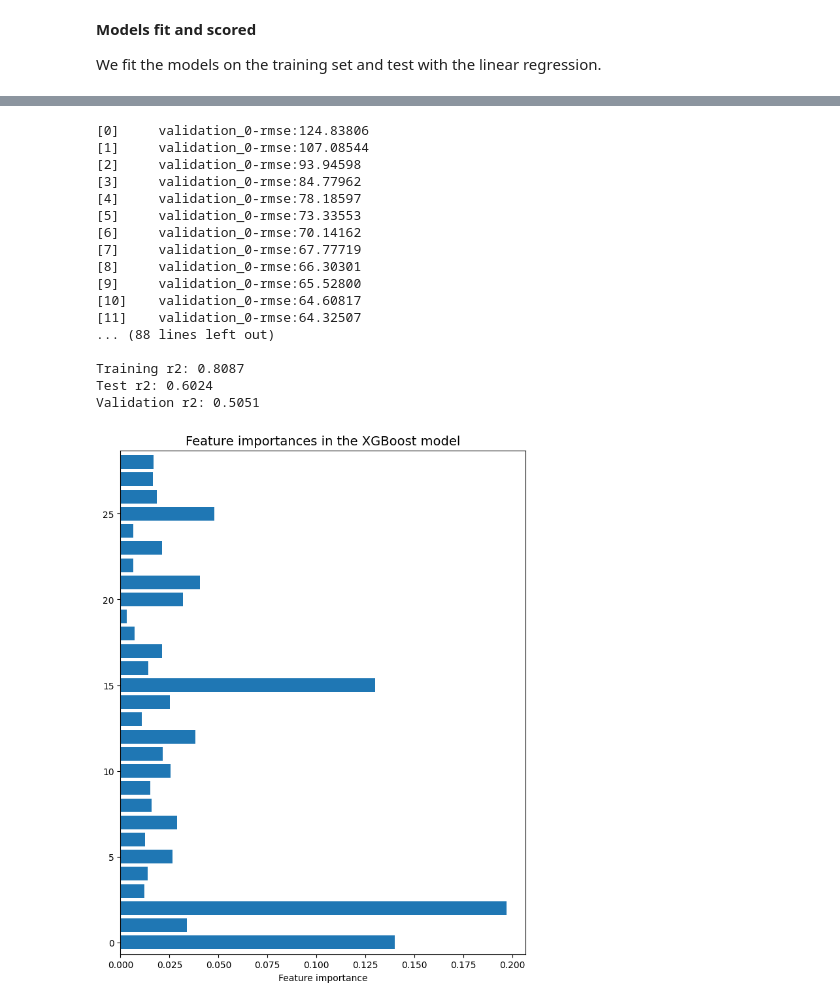
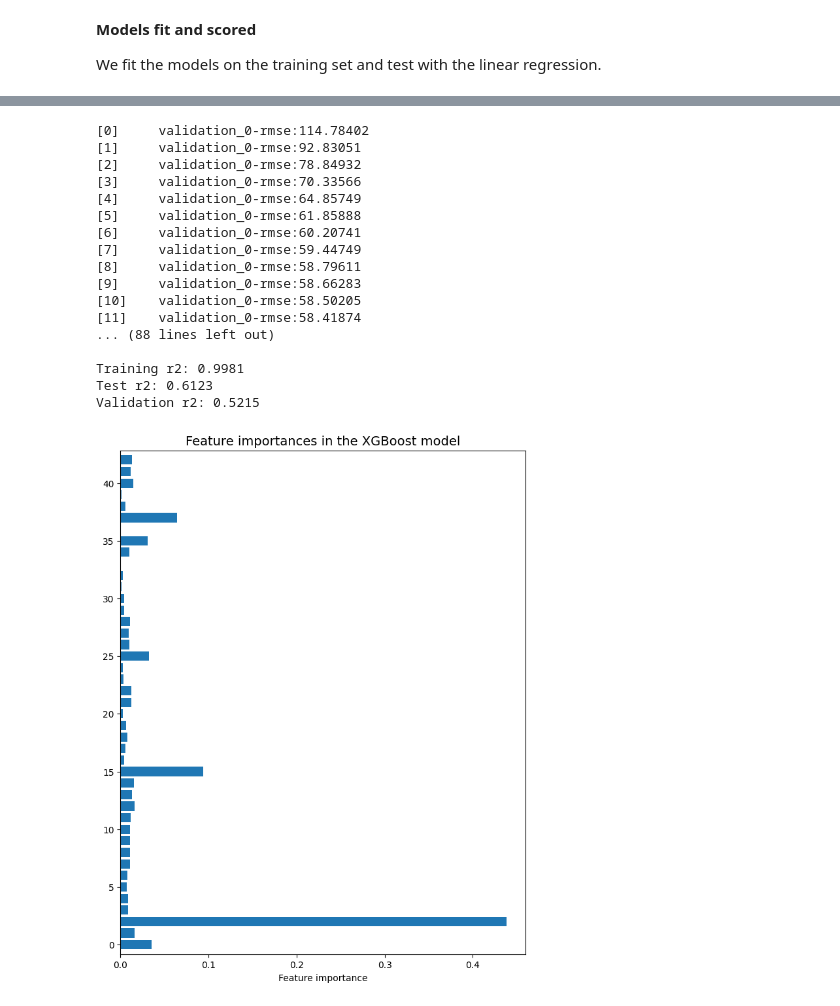
Before and after one commit to tomaskri/GervigreindFinalProject, a Jupyter notebook: airbnb.ipynb, the cells around one changed output, grey strips where cells are left out. Drawn from its saved outputs; the diff is of its cells as text; code cells hidden in the pictures.

```diff
--- a/airbnb.ipynb
+++ b/airbnb.ipynb
@@ -286,6 +295,15 @@ def getCityData_vol2(city):
 
 # featureNames = np.array(list(featureDict.items()))
 # featureNames = featureNames[:,1]
+# %%
+cX, cy, _, neighbourhood_names = getCityData('copenhagen')
+# lX, ly, _ = getCityData('london')
+# sX, sy, _, neighbourhood_names = getCityData('stockholm')
+# bX, by, _ = getCityData('berlin')
+
+# print(np.mean(cy), np.mean(sy), np.mean(ly), np.mean(by))
+
+# print(cX.shape, cy.shape)
 # %%
 featureNames = ['accommodates', 'bathrooms', 'bedrooms', 'beds', 'review_scores_rating', 'review_scores_location',
 'review_scores_value', 'review_scores_cleanliness', 'reviews_per_month', 'number_of_reviews', 'calculated_host_listings_count',
@@ -325,6 +342 @@ featureDict
 # print(cX.shape, cy.shape)
-# %%
-cX, cy, _ = getCityData_vol2('copenhagen')
-
-print(np.mean(cy))
-print(cX.shape, cy.shape)
@@ -369,7 +378,7 @@ plotCity(bX[:,[-3,-2]], by)
 # %% [markdown]
 **Data split into train/val/test**
 # %%
-X_train, X_testval, y_train, y_testval = train_test_split(sX, sy, test_size=0.4, random_state=0)
+X_train, X_testval, y_train, y_testval = train_test_split(cX, cy, test_size=0.4, random_state=0)
 X_test, X_val, y_test, y_val = train_test_split(X_testval, y_testval, test_size=0.5, random_state=0)
 print(X_train.shape, y_train.shape)
 # X_train = np.delete(X_train, np.argsort(-y_train)[:4], axis=0)
@@ -421,0 +431,15 @@ plot_feature_importance(linear_model, X_val, y_val, featureDict)
+# %%
+from sklearn.linear_model import ElasticNet
+
+
+elastic_model = ElasticNet(alpha=0.00001, l1_ratio=0.2, max_iter=100000)
+elastic_model.fit(X_train, y_train)
+elastic_train_score = elastic_model.score(X_train, y_train)
+elastic_val_score = elastic_model.score(X_val,y_val)
+elastic_test_score = elastic_model.score(X_test,y_test)
+
+print("Training score: ", elastic_train_score)
+print("Test score: ", elastic_test_score)
+print("Validation score: ", elastic_val_score)
+
+plotPredVsReal(y_test, elastic_model.predict(X_test), 750)
@@ -593,48 +624,48 @@ y_val = pd.DataFrame(y_val, dtype='float')
 
 
 eval_set = [(X_val, y_val)]
-
-xgb_reg = xgb.XGBRegressor(learning_rate=0.2, max_depth=3, subsample=0.9, colsample_bytree = 0.7, n_estimators=100, eval_metric="rmse")
+# learning_rate=0.22, max_depth=3, subsample=0.9, colsample_bytree = 0.7, n_estimators=100, eval_metric="rmse"
+xgb_reg = xgb.XGBRegressor()
 # , verbose=True
 xgb_reg.fit(X_train, y_train, eval_set=eval_set)
 training_preds_xgb_reg = xgb_reg.predict(X_train)
 val_preds_xgb_reg = xgb_reg.predict(X_val)
 test_preds_xgb_reg = xgb_reg.predict(X_test)
 
 # Printing the results
 
 print("\nTraining r2:", round(r2_score(y_train, training_preds_xgb_reg),4))
 print("Test r2:", round(r2_score(y_test, test_preds_xgb_reg),4))
 print("Validation r2:", round(r2_score(y_val, val_preds_xgb_reg),4))
 
 # Producing a dataframe of feature importances
 ft_weights_xgb_reg = pd.DataFrame(xgb_reg.feature_importances_, columns=['weight'], index=X_train.columns)
 ft_weights_xgb_reg.sort_values('weight', inplace=True)
 
 # Plotting feature importances
 plt.figure(figsize=(8,10))
 plt.barh(list(ft_weights_xgb_reg.index), list(ft_weights_xgb_reg.weight), align='center')
 plt.title("Feature importances in the XGBoost model", fontsize=14)
 # plt.gca().set(range(len(featureNames)), yticklabels = featureNames)
 plt.xlabel("Feature importance")
 plt.margins(y=0.01)
 plt.show()
 # %% [output]
-[0]     validation_0-rmse:124.83806
-[1]     validation_0-rmse:107.08544
-[2]     validation_0-rmse:93.94598
-[3]     validation_0-rmse:84.77962
-[4]     validation_0-rmse:78.18597
-[5]     validation_0-rmse:73.33553
-[6]     validation_0-rmse:70.14162
-[7]     validation_0-rmse:67.77719
-[8]     validation_0-rmse:66.30301
-[9]     validation_0-rmse:65.52800
-[10]    validation_0-rmse:64.60817
-[11]    validation_0-rmse:64.32507
+[0]     validation_0-rmse:114.78402
+[1]     validation_0-rmse:92.83051
+[2]     validation_0-rmse:78.84932
+[3]     validation_0-rmse:70.33566
+[4]     validation_0-rmse:64.85749
+[5]     validation_0-rmse:61.85888
+[6]     validation_0-rmse:60.20741
+[7]     validation_0-rmse:59.44749
+[8]     validation_0-rmse:58.79611
+[9]     validation_0-rmse:58.66283
+[10]    validation_0-rmse:58.50205
+[11]    validation_0-rmse:58.41874
 ... (88 lines left out)
 
-Training r2: 0.8087
-Test r2: 0.6024
-Validation r2: 0.5051
+Training r2: 0.9981
+Test r2: 0.6123
+Validation r2: 0.5215
-[figure, old version]
+[figure, new version]
```
Also changed, not shown: parts of 27 cells of this notebook.
